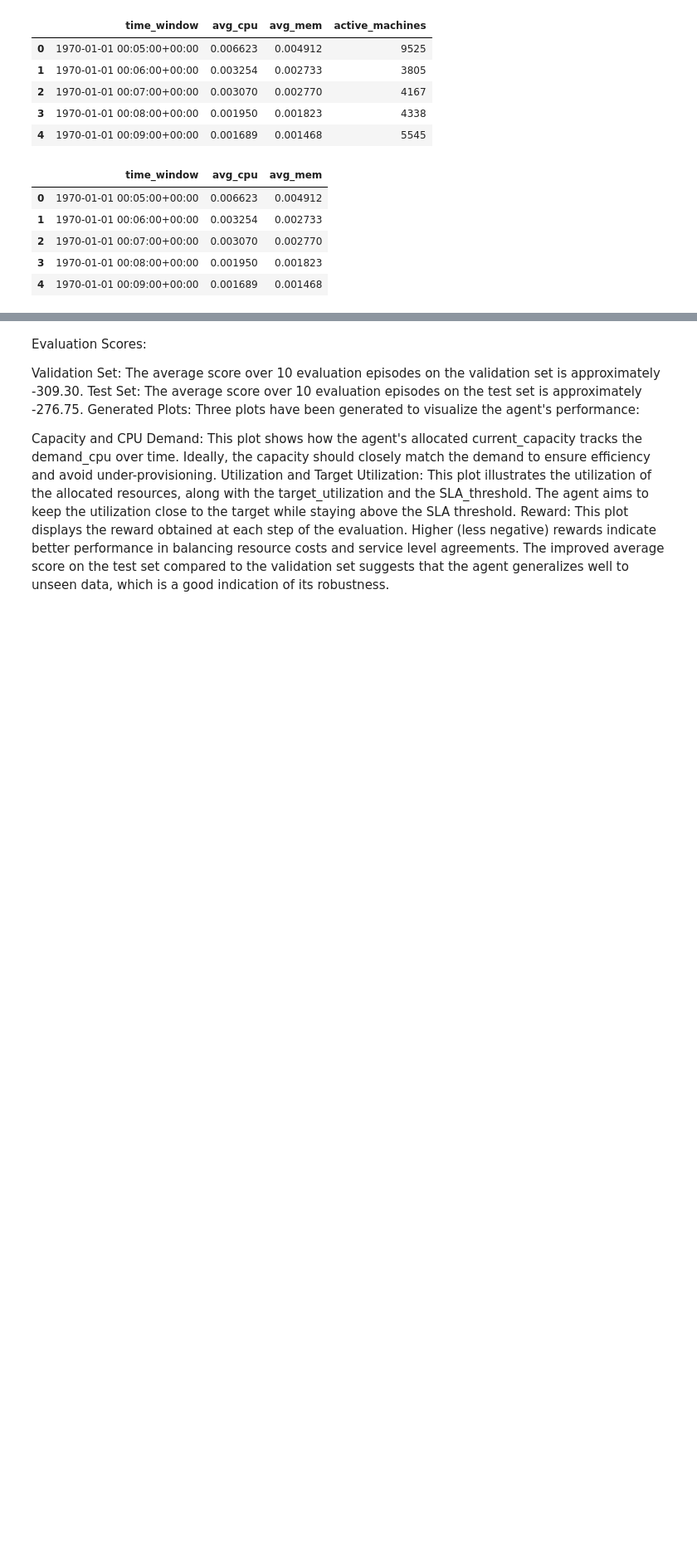
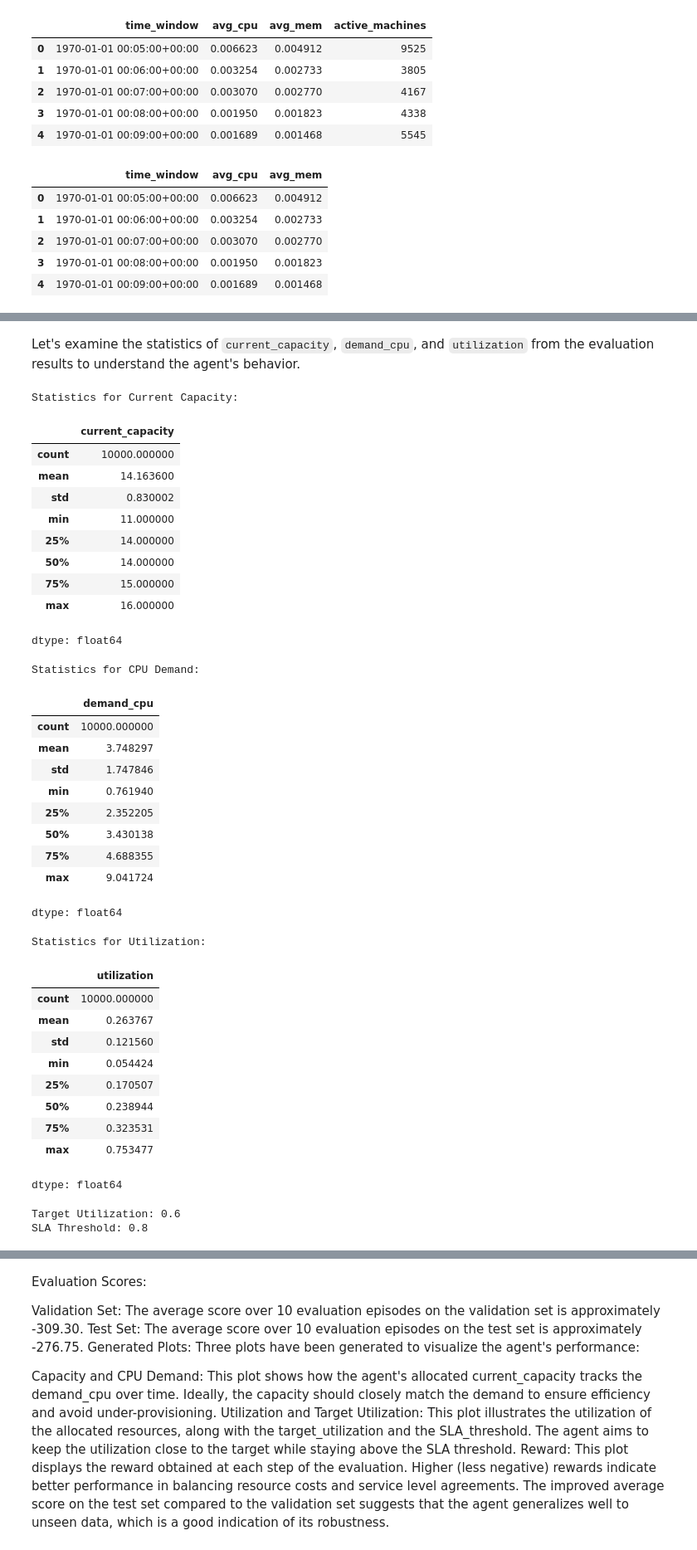
Before and after one commit to rah-ds/Cloud-Autoscaling-using-RL, a Jupyter notebook: notebooks/Experiment_Double_DQN.ipynb, the cells around one changed output, grey strips where cells are left out. Shown: that part at 83% size. Drawn from its saved outputs; the diff is of its cells as text; code cells hidden in the pictures; blank space fills up the shorter version.

```diff
--- a/notebooks/Experiment_Double_DQN.ipynb
+++ b/notebooks/Experiment_Double_DQN.ipynb
@@ -253,0 +263,50 @@ Average Evaluation Score over 10 episodes: -276.75
+# %% [markdown]
+Let's examine the statistics of `current_capacity`, `demand_cpu`, and `utilization` from the evaluation results to understand the agent's behavior.
+# %%
+print('Statistics for Current Capacity:')
+display(eval_results_test['current_capacity'].describe())
+
+print('\nStatistics for CPU Demand:')
+display(eval_results_test['demand_cpu'].describe())
+
+print('\nStatistics for Utilization:')
+display(eval_results_test['utilization'].describe())
+
+print(f'Target Utilization: {env_ddqn.target_utilization}')
+print(f'SLA Threshold: {env_ddqn.sla_threshold}')
+# %% [output]
+Statistics for Current Capacity:
+|  | current_capacity |
+| count | 10000.000000 |
+| mean | 14.163600 |
+| std | 0.830002 |
+| min | 11.000000 |
+| 25% | 14.000000 |
+| 50% | 14.000000 |
+| 75% | 15.000000 |
+| max | 16.000000 |
+dtype: float64
+Statistics for CPU Demand:
+|  | demand_cpu |
+| count | 10000.000000 |
+| mean | 3.748297 |
+| std | 1.747846 |
+| min | 0.761940 |
+| 25% | 2.352205 |
+| 50% | 3.430138 |
+| 75% | 4.688355 |
+| max | 9.041724 |
+dtype: float64
+Statistics for Utilization:
+|  | utilization |
+| count | 10000.000000 |
+| mean | 0.263767 |
+| std | 0.121560 |
+| min | 0.054424 |
+| 25% | 0.170507 |
+| 50% | 0.238944 |
+| 75% | 0.323531 |
+| max | 0.753477 |
+dtype: float64
+Target Utilization: 0.6
+SLA Threshold: 0.8
```
Also changed, not shown: parts of 9 cells of this notebook.
